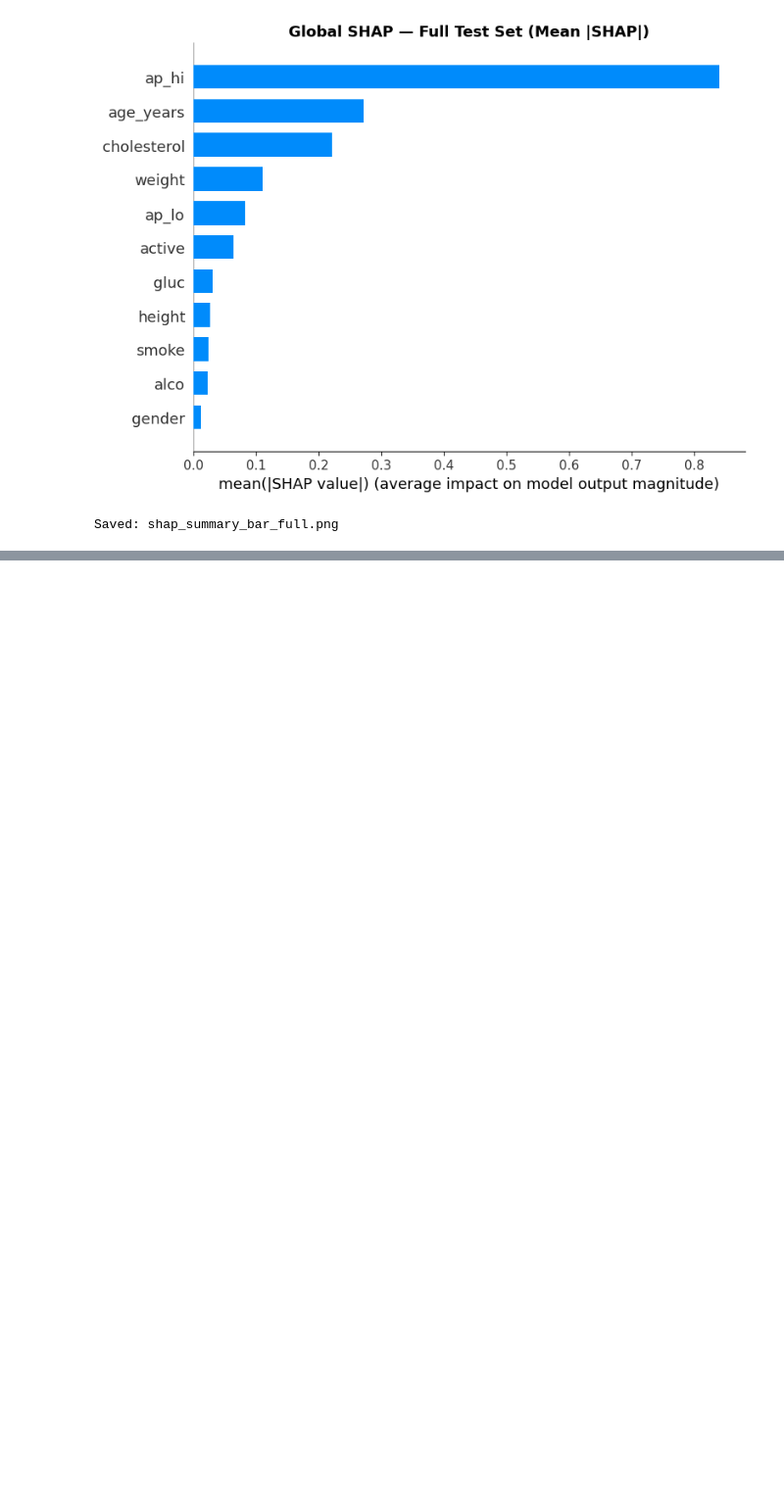
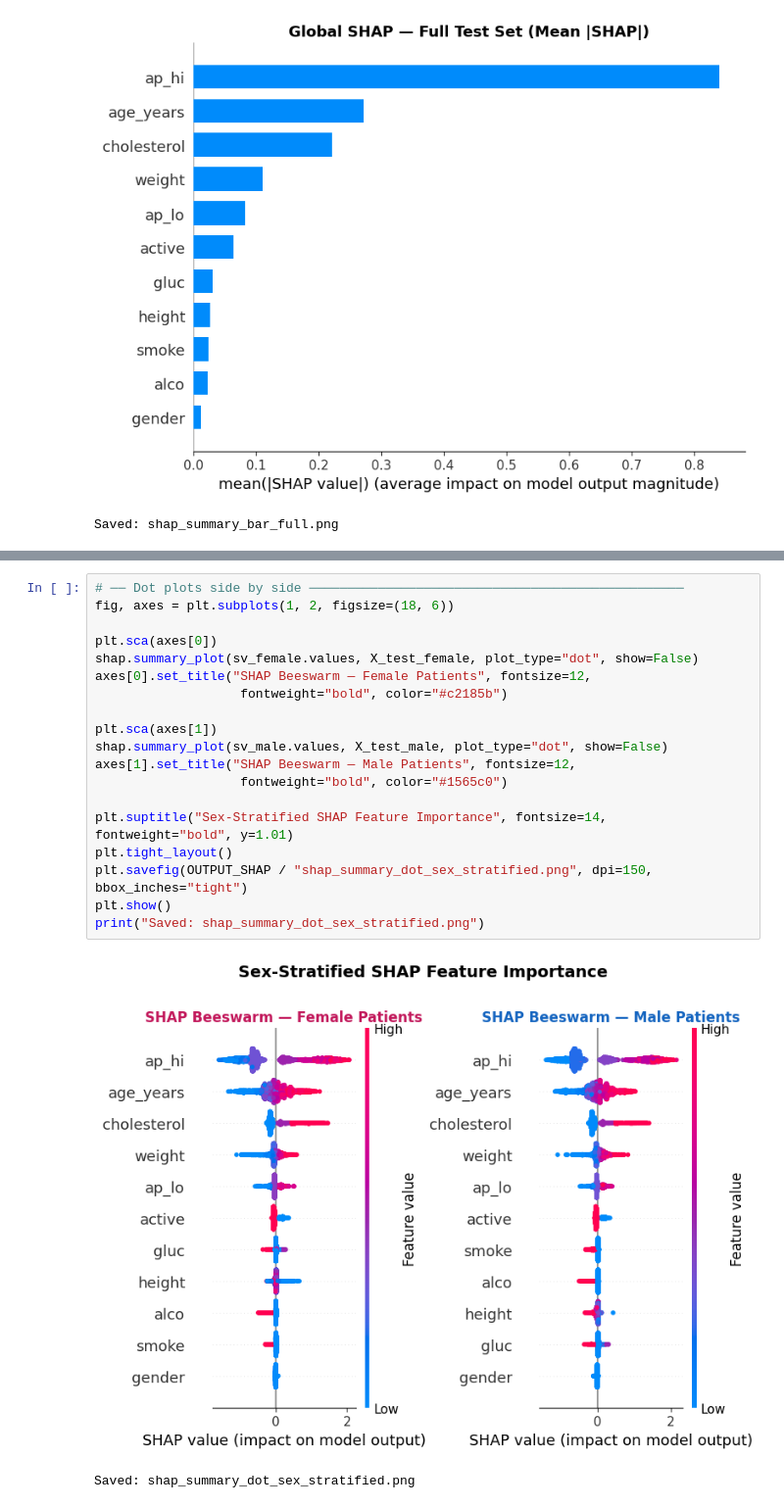
Before and after one commit to Kavisha612/Dissertation_ExplainableAI, a Jupyter notebook: SHAP_fairness_notebooks/shap_01_global_validation.ipynb, the cells around one changed output, grey strips where cells are left out. Shown at 98% size. Drawn from its saved outputs; the diff is of its cells as text; blank space fills up the shorter version.

```diff
--- a/SHAP_fairness_notebooks/shap_01_global_validation.ipynb
+++ b/SHAP_fairness_notebooks/shap_01_global_validation.ipynb
@@ -302,0 +309,22 @@ Saved: shap_summary_bar_full.png
+# %%
+# ── Dot plots side by side ─────────────────────────────────────────────────
+fig, axes = plt.subplots(1, 2, figsize=(18, 6))
+
+plt.sca(axes[0])
+shap.summary_plot(sv_female.values, X_test_female, plot_type="dot", show=False)
+axes[0].set_title("SHAP Beeswarm — Female Patients", fontsize=12,
+                   fontweight="bold", color="#c2185b")
+
+plt.sca(axes[1])
+shap.summary_plot(sv_male.values, X_test_male, plot_type="dot", show=False)
+axes[1].set_title("SHAP Beeswarm — Male Patients", fontsize=12,
+                   fontweight="bold", color="#1565c0")
+
+plt.suptitle("Sex-Stratified SHAP Feature Importance", fontsize=14, fontweight="bold", y=1.01)
+plt.tight_layout()
+plt.savefig(OUTPUT_SHAP / "shap_summary_dot_sex_stratified.png", dpi=150, bbox_inches="tight")
+plt.show()
+print("Saved: shap_summary_dot_sex_stratified.png")
+# %% [output]
+[figure, added]
+Saved: shap_summary_dot_sex_stratified.png
```
Also changed, not shown: parts of 9 cells of this notebook.
